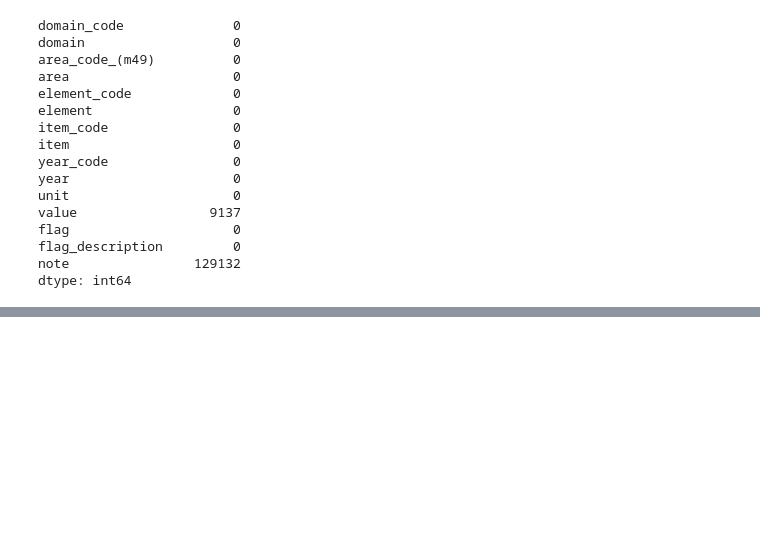
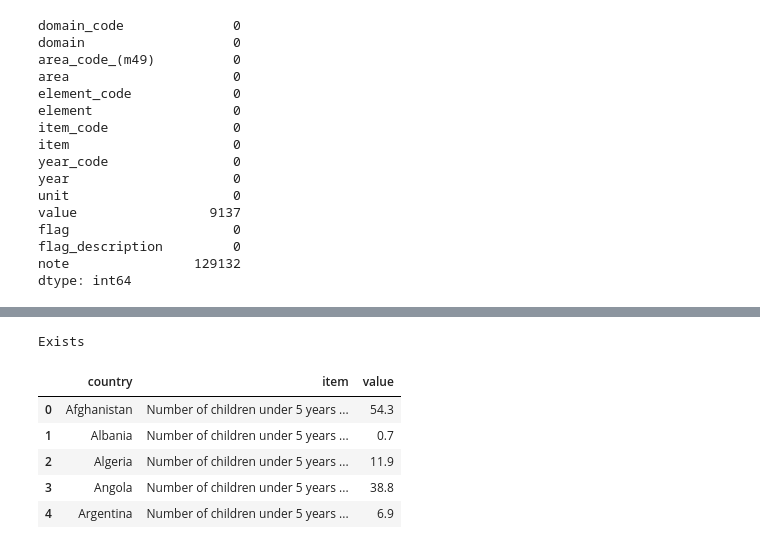
Before and after one commit to hannah-hana-kim/DSAN-5200-Project, a Jupyter notebook: main.ipynb, the cells around one changed output, grey strips where cells are left out. Cells and saved outputs as stored; diff of their text form; code cells hidden in the pictures; blank space fills up the shorter version.

```diff
--- a/main.ipynb
+++ b/main.ipynb
@@ -216,0 +152,28 @@ df2
+# %%
+# check the item
+value_to_check = 'Number of children under 5 years of age who are stunted (modeled estimates) (million)'
+if value_to_check in df['item'].values:
+    print("Exists")
+else:
+    print("Does not exist")
+# %% [output]
+Exists
+# %%
+# Number of children under 5 years of age who are stunted (modeled estimates) (million)
+df3 = df[df['item'] == 'Number of children under 5 years of age who are stunted (modeled estimates) (million)']
+# convert the value column to float
+df3['value'] = pd.to_numeric(df3['value'], errors='coerce')
+
+# group by country and item
+df3 = df3.groupby(['country', 'item'], as_index=False)['value'].sum()
+
+# round the value column
+# df3['value'] = df3['value'].round(2)
+df3.head()
+# %% [output]
+|  | country | item | value |
+| 0 | Afghanistan | Number of children under 5 years ... | 54.3 |
+| 1 | Albania | Number of children under 5 years ... | 0.7 |
+| 2 | Algeria | Number of children under 5 years ... | 11.9 |
+| 3 | Angola | Number of children under 5 years ... | 38.8 |
+| 4 | Argentina | Number of children under 5 years ... | 6.9 |
```
Also changed, not shown: parts of 15 cells of this notebook.
